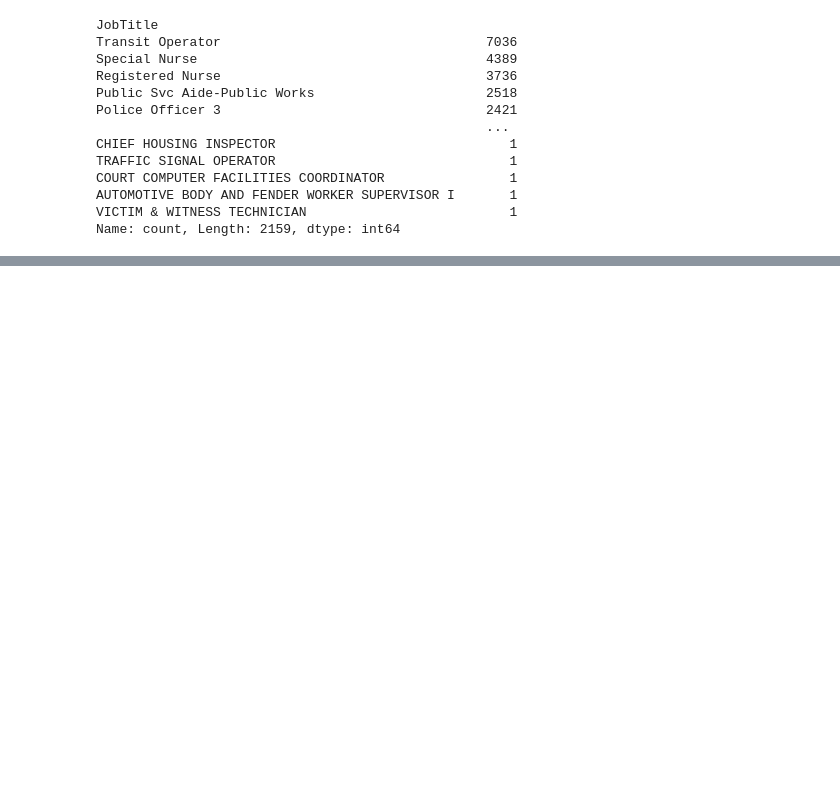
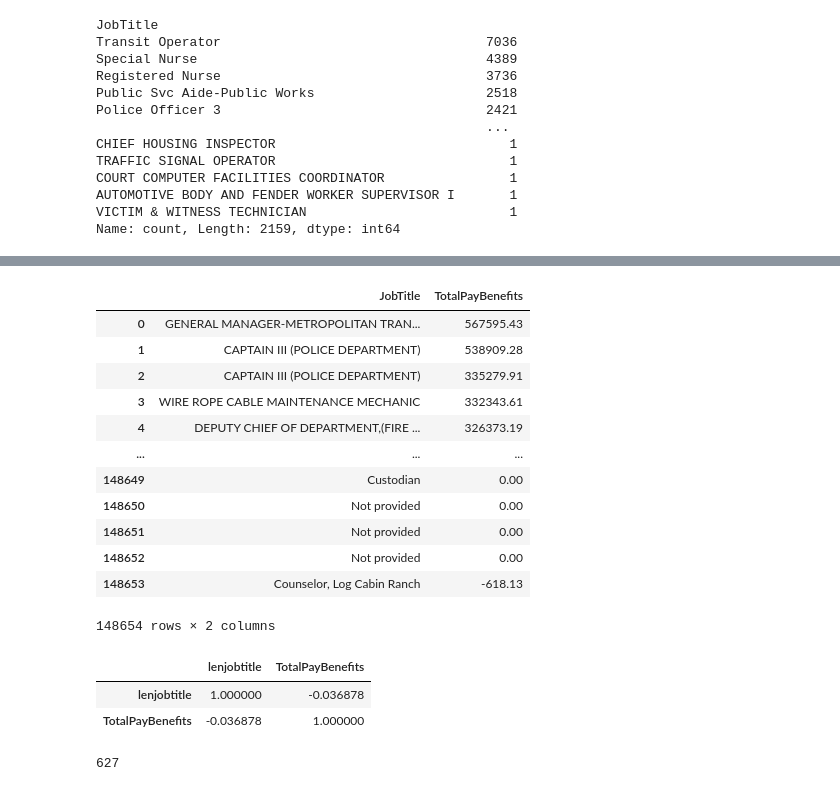
Before and after one commit to TheOmkarKadam/Python_Assignment, a Jupyter notebook: Pandas_Sal_assignment.ipynb, the cells around one changed output, grey strips where cells are left out. Cells and saved outputs as stored; diff of their text form; code cells hidden in the pictures; blank space fills up the shorter version.

```diff
--- a/Pandas_Sal_assignment.ipynb
+++ b/Pandas_Sal_assignment.ipynb
@@ -174,0 +191,16 @@ Name: count, Length: 2159, dtype: int64
+# %%
+sal[['JobTitle','TotalPayBenefits']]
+# %% [output]
+|  | JobTitle | TotalPayBenefits |
+| 0 | GENERAL MANAGER-METROPOLITAN TRAN... | 567595.43 |
+| 1 | CAPTAIN III (POLICE DEPARTMENT) | 538909.28 |
+| 2 | CAPTAIN III (POLICE DEPARTMENT) | 335279.91 |
+| 3 | WIRE ROPE CABLE MAINTENANCE MECHANIC | 332343.61 |
+| 4 | DEPUTY CHIEF OF DEPARTMENT,(FIRE ... | 326373.19 |
+| ... | ... | ... |
+| 148649 | Custodian | 0.00 |
+| 148650 | Not provided | 0.00 |
+| 148651 | Not provided | 0.00 |
+| 148652 | Not provided | 0.00 |
+| 148653 | Counselor, Log Cabin Ranch | -618.13 |
+148654 rows × 2 columns
@@ -174,0 +209,10 @@ Name: count, Length: 2159, dtype: int64
+# %%
+sal[['lenjobtitle','TotalPayBenefits']].corr()
+# %% [output]
+|  | lenjobtitle | TotalPayBenefits |
+| lenjobtitle | 1.000000 | -0.036878 |
+| TotalPayBenefits | -0.036878 | 1.000000 |
+# %%
+sum(sal["JobTitle"].str.contains("Chief", case=False, na=False))
+# %% [output]
+627
```
Also changed, not shown: parts of 2 cells of this notebook.
